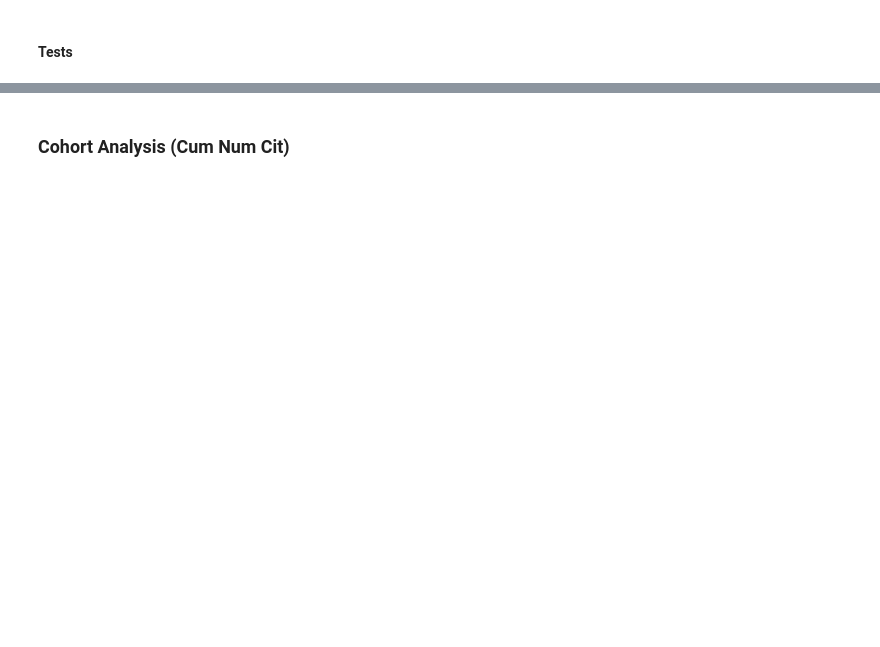
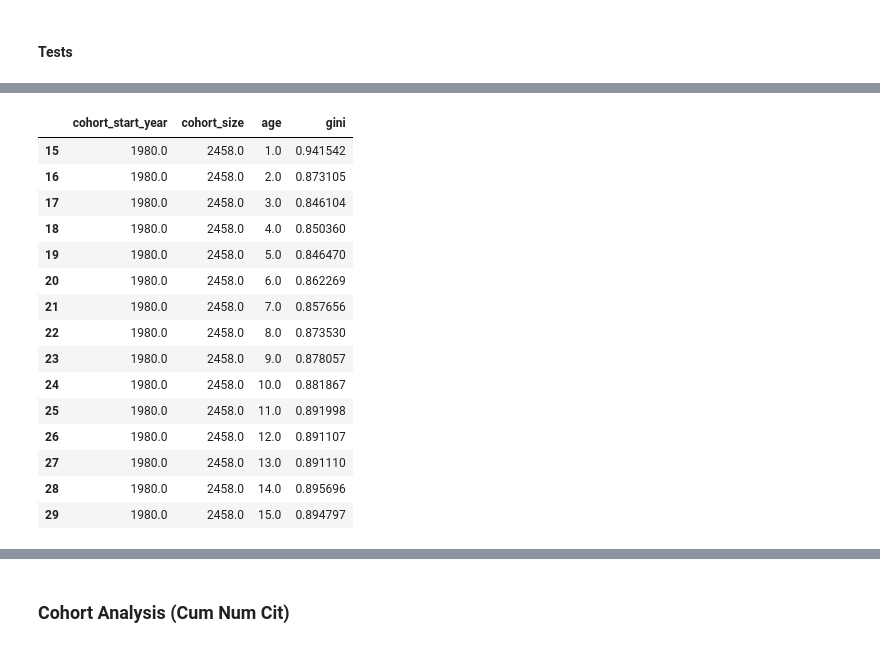
Before and after one commit to gesiscss/inequality, a Jupyter notebook: 2.Cohort analysis - citations.ipynb, the cells around one changed output, grey strips where cells are left out. Drawn from its saved outputs; the diff is of its cells as text; code cells hidden in the pictures; blank space fills up the shorter version.

```diff
--- a/2.Cohort analysis - citations.ipynb
+++ b/2.Cohort analysis - citations.ipynb
@@ -188,2 +170,4 @@ plot_cohort_effect_size
 # %% [markdown]
 #### Tests
+# %%
+criterion = "num_cit"
@@ -189,0 +208,3 @@ plot_cohort_effect_size
+# %%
+cohort_careerage_df = plot.get_cohort_careerage_df(groupByYearData, cohort_start_years, MAX_CAREER_LENGTH_COHORT,
+                                                   "num_cit", authorStartEndCareerData)
@@ -189,0 +223,21 @@ plot_cohort_effect_size
+# %%
+cohort_size_gini_10 = plot.get_cohort_size_gini(cohort_careerage_df,criterion, np.array([1970, 1980, 1990, 2000]))
+# %%
+cohort_size_gini_10[cohort_size_gini_10['cohort_start_year'] == 1980]
+# %% [output]
+|  | cohort_start_year | cohort_size | age | gini |
+| 15 | 1980.0 | 2458.0 | 1.0 | 0.941542 |
+| 16 | 1980.0 | 2458.0 | 2.0 | 0.873105 |
+| 17 | 1980.0 | 2458.0 | 3.0 | 0.846104 |
+| 18 | 1980.0 | 2458.0 | 4.0 | 0.850360 |
+| 19 | 1980.0 | 2458.0 | 5.0 | 0.846470 |
+| 20 | 1980.0 | 2458.0 | 6.0 | 0.862269 |
+| 21 | 1980.0 | 2458.0 | 7.0 | 0.857656 |
+| 22 | 1980.0 | 2458.0 | 8.0 | 0.873530 |
+| 23 | 1980.0 | 2458.0 | 9.0 | 0.878057 |
+| 24 | 1980.0 | 2458.0 | 10.0 | 0.881867 |
+| 25 | 1980.0 | 2458.0 | 11.0 | 0.891998 |
+| 26 | 1980.0 | 2458.0 | 12.0 | 0.891107 |
+| 27 | 1980.0 | 2458.0 | 13.0 | 0.891110 |
+| 28 | 1980.0 | 2458.0 | 14.0 | 0.895696 |
+| 29 | 1980.0 | 2458.0 | 15.0 | 0.894797 |
```
Also changed, not shown: parts of 19 cells of this notebook, 4 other files.
